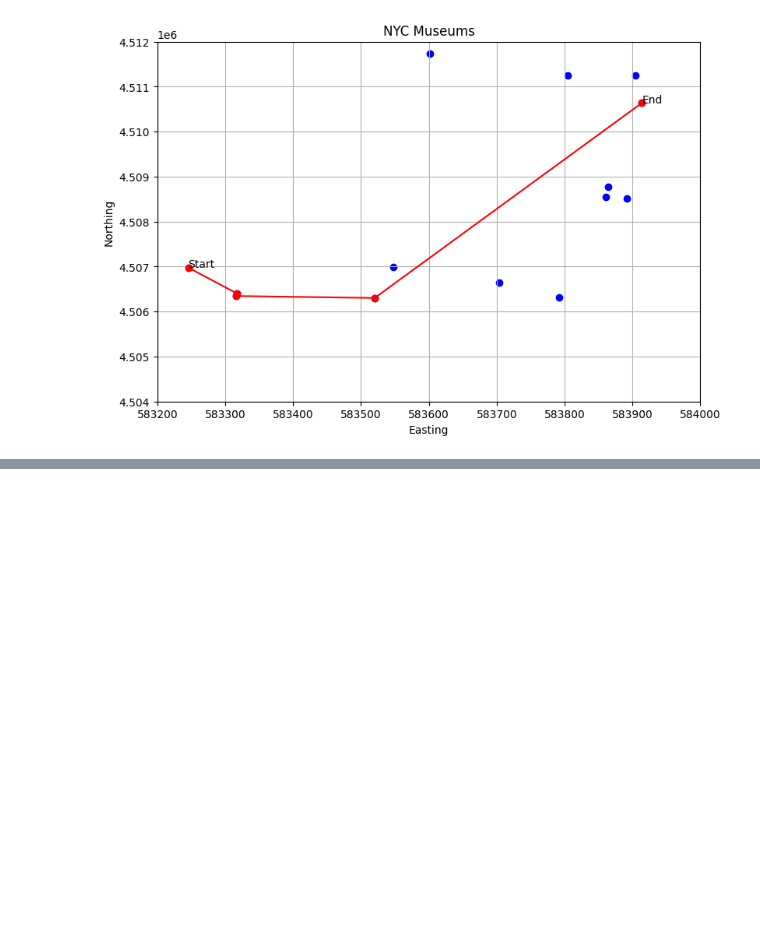
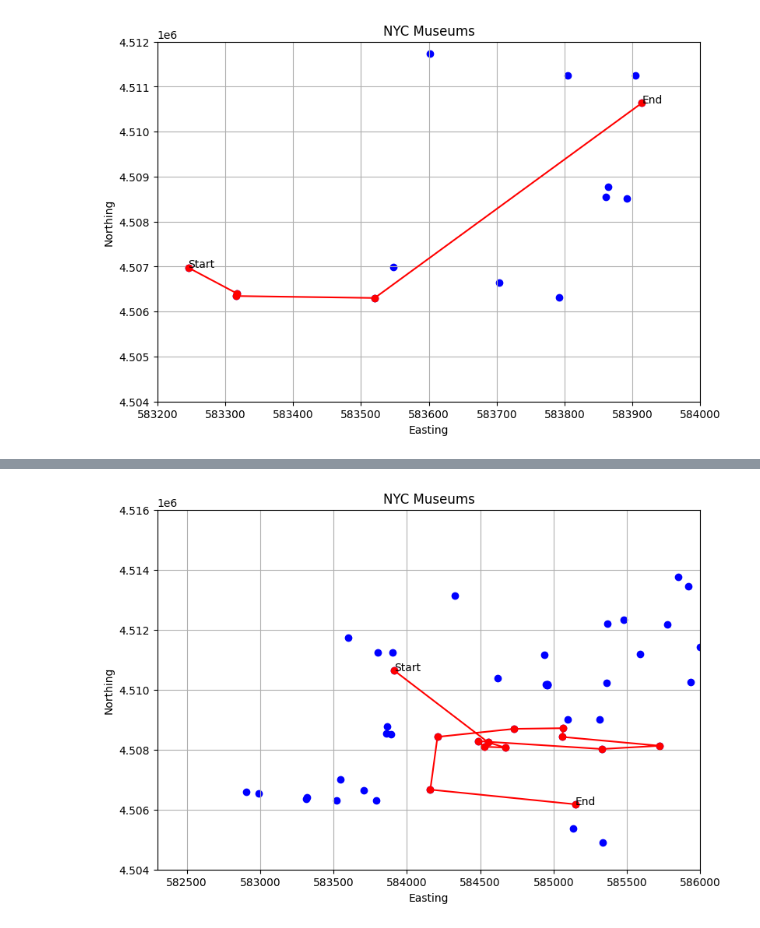
Before and after one commit to ath3naw/Itinerary-Optimizer, a Jupyter notebook: analysis.ipynb, the cells around one changed output, grey strips where cells are left out. Saved outputs shown, nothing was run; the diff lists cells and outputs as text; code cells hidden in the pictures; blank space fills up the shorter version.

```diff
--- a/analysis.ipynb
+++ b/analysis.ipynb
@@ -500,0 +510,12 @@ plt.show()
+# %%
+num_locations = 11
+# %%
+data = {"name": ["start", "end"], "lat": [float(start_lat), float(end_lat)], "lon": [float(start_lon), float(end_lon)],
+        "easting": [utm.from_latlon(float(start_lat), float(start_lon))[0], utm.from_latlon(float(end_lat), float(end_lon))[0]],
+        "northing": [utm.from_latlon(float(start_lat), float(start_lon))[1], utm.from_latlon(float(end_lat), float(end_lon))[1]],}
+df = pd.concat([df, pd.DataFrame(data)], ignore_index=True)
+# %%
+start_idx = df.index[(df["name"] == "start")][0]
+print(start_idx)
+end_idx = df.index[df["name"] == "end"][0]
+print(end_idx)
@@ -500,0 +525,6 @@ plt.show()
+# %%
+itinerary, total_dist = greedy_dir_alg(df, start_idx, end_idx, num_locations)
+print(itinerary)
+full_itinerary = df.iloc[itinerary]["name"]
+print(full_itinerary)
+print(total_dist)
@@ -500,0 +548,15 @@ plt.show()
+# %%
+fig, ax = plt.subplots(figsize = (9,6))
+plt.scatter(df["easting"], df["northing"], c='blue', marker='o')
+plt.xlim(582300, 586000)
+plt.ylim(4.504*10**6, 4.516*10**6)
+plt.plot(df["easting"].iloc[itinerary], df["northing"].iloc[itinerary], c='red', marker='o')
+plt.xlabel('Easting')
+plt.ylabel('Northing')
+plt.title('NYC Museums')
+ax.annotate('Start', xy=(df["easting"].iloc[start_idx]-0.0001, df["northing"].iloc[start_idx]), xytext=(df["easting"].iloc[start_idx]-0.001, df["northing"].iloc[start_idx]-0.002))
+ax.annotate('End', xy=(df["easting"].iloc[end_idx]+0.0001, df["northing"].iloc[end_idx]), xytext=(df["easting"].iloc[end_idx]+0.0003, df["northing"].iloc[end_idx]+0.001))
+plt.grid()
+plt.show()
+# %% [output]
+[figure, added]
```
Also changed, not shown: parts of 38 cells of this notebook, 5 other files.
